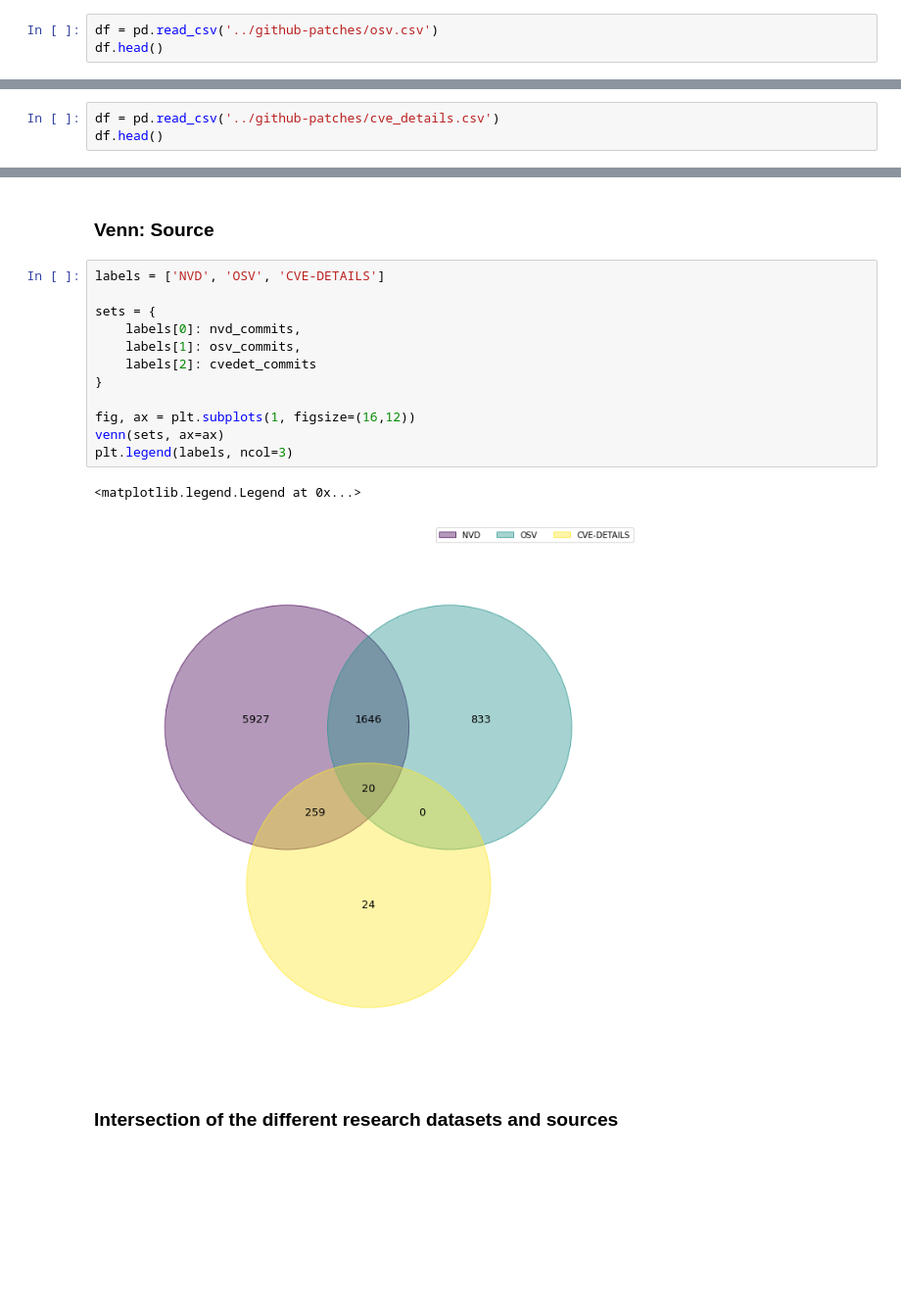
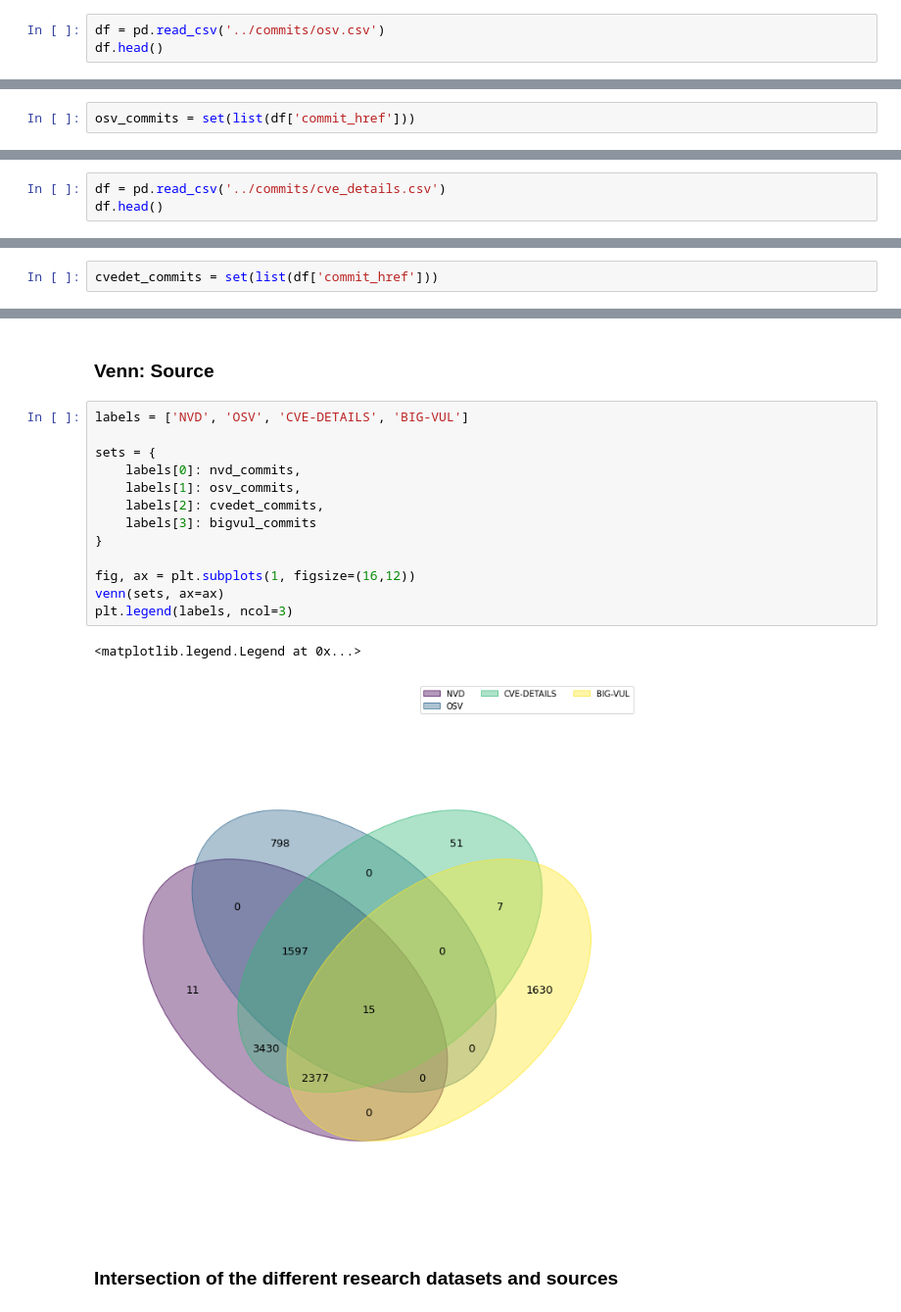
Before and after one commit to TQRG/security-patches-dataset, a Jupyter notebook: notebooks/datasets_cross_commits.ipynb, the cells around one changed output, grey strips where cells are left out. Shown at 98% size. Cells and saved outputs as stored; diff of their text form; blank space fills up the shorter version.

```diff
--- a/notebooks/datasets_cross_commits.ipynb
+++ b/notebooks/datasets_cross_commits.ipynb
@@ -121,6 +123,6 @@ for idx, row in df.iterrows():
 # %% [markdown]
 ### Source: OSV
 # %%
-df = pd.read_csv('../github-patches/osv.csv')
+df = pd.read_csv('../commits/osv.csv')
 df.head()
 # %% [output]
@@ -142,6 +141,8 @@ for idx, row in df.iterrows():
+# %%
+osv_commits = set(list(df['commit_href']))
 # %% [markdown]
 ### Source: CVE Details
 # %%
-df = pd.read_csv('../github-patches/cve_details.csv')
+df = pd.read_csv('../commits/cve_details.csv')
 df.head()
 # %% [output]
@@ -167,3 +163,5 @@ for idx, row in df.iterrows():
+# %%
+cvedet_commits = set(list(df['commit_href']))
 # %% [markdown]
 ### Venn: Datasets
 # %%
@@ -185,20 +183,21 @@ plt.legend(labels, ncol=3)
 # %% [markdown]
 ### Venn: Source
 # %%
-labels = ['NVD', 'OSV', 'CVE-DETAILS']
+labels = ['NVD', 'OSV', 'CVE-DETAILS', 'BIG-VUL']
 
 sets = {
     labels[0]: nvd_commits,
     labels[1]: osv_commits,
-    labels[2]: cvedet_commits
+    labels[2]: cvedet_commits,
+    labels[3]: bigvul_commits
 }
 
 fig, ax = plt.subplots(1, figsize=(16,12))
 venn(sets, ax=ax)
 plt.legend(labels, ncol=3)
 # %% [output]
 <matplotlib.legend.Legend at 0x...>
-[figure, old version]
+[figure, new version]
 # %% [markdown]
 ### Intersection of the different research datasets and sources
 # %%
```
Also changed, not shown: parts of 18 cells of this notebook.
